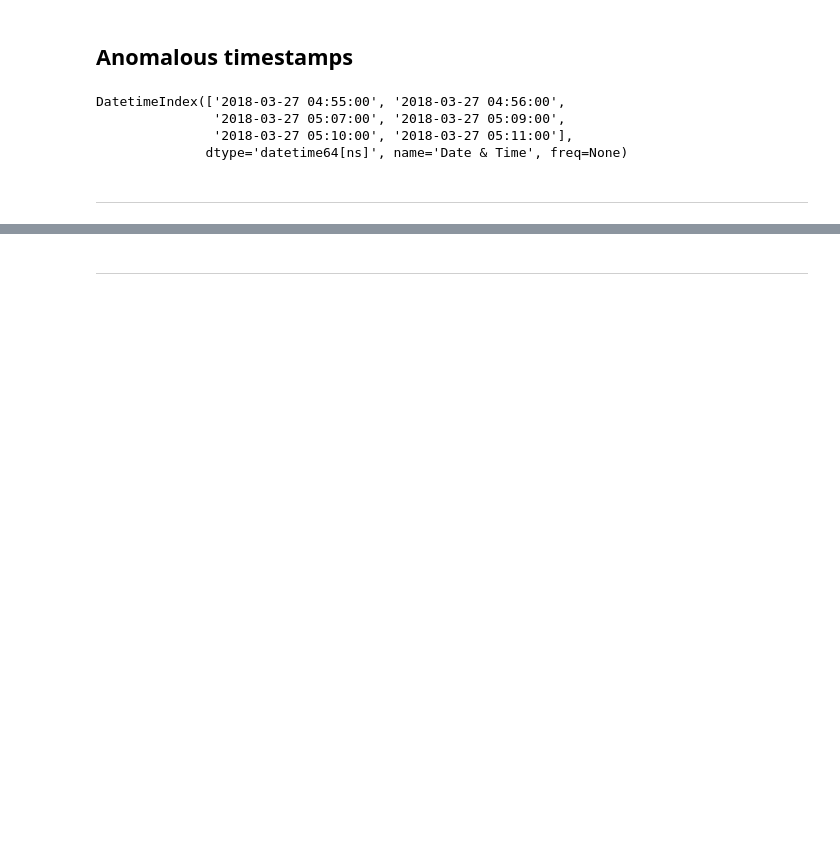
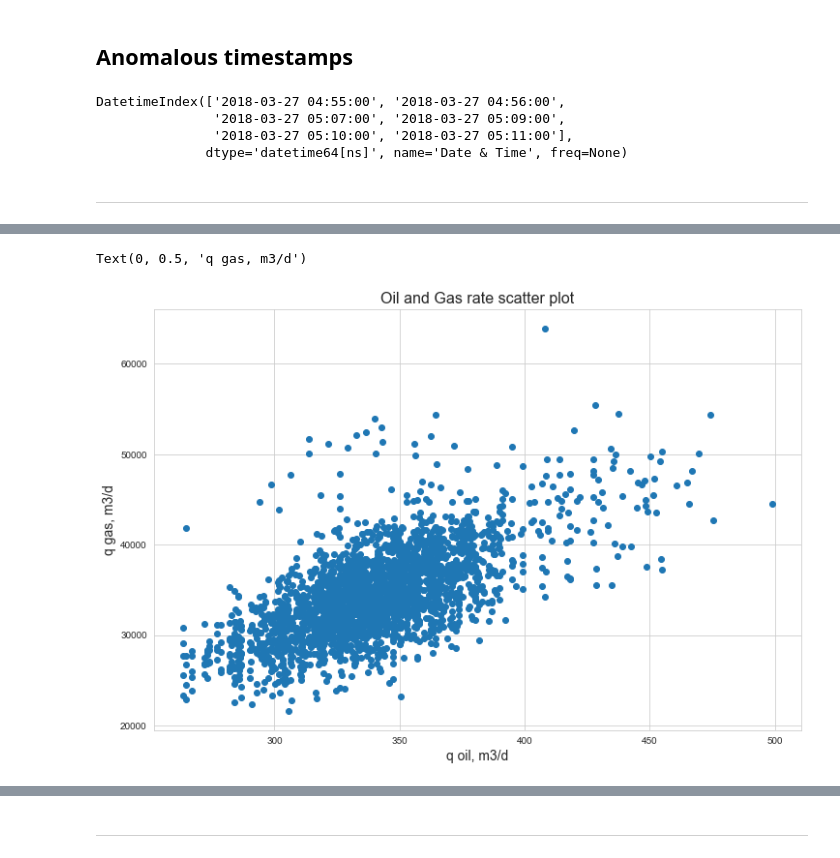
Before and after one commit to subpath/NES_ML_in_Oil_n_Gas, a Jupyter notebook: Field_sensors_anomaly_detection/Field_sensors_anomaly_detection.ipynb, the cells around one changed output, grey strips where cells are left out. Saved outputs shown, nothing was run; the diff lists cells and outputs as text; code cells hidden in the pictures; blank space fills up the shorter version.

```diff
--- a/Field_sensors_anomaly_detection/Field_sensors_anomaly_detection.ipynb
+++ b/Field_sensors_anomaly_detection/Field_sensors_anomaly_detection.ipynb
@@ -144,3 +186,12 @@ DatetimeIndex(['2018-03-27 04:55:00', '2018-03-27 04:56:00',
+# %%
+pylab.figure(figsize(12, 8))
+pylab.title('Oil and Gas rate scatter plot', size=16)
+pylab.scatter(flowrate['qo_lc[m3/d]'], flowrate['qg_lc[m3/d]'])
+pylab.xlabel('qo_lc[m3/d', size=14)
+pylab.ylabel('qg_lc[m3/d]', size=14)
+# %% [output]
+Text(0, 0.5, 'q gas, m3/d')
+[figure, added]
 # %% [markdown]
 ## Local outlier factor
 
```
Also changed, not shown: parts of 39 cells of this notebook, 3 other files.
